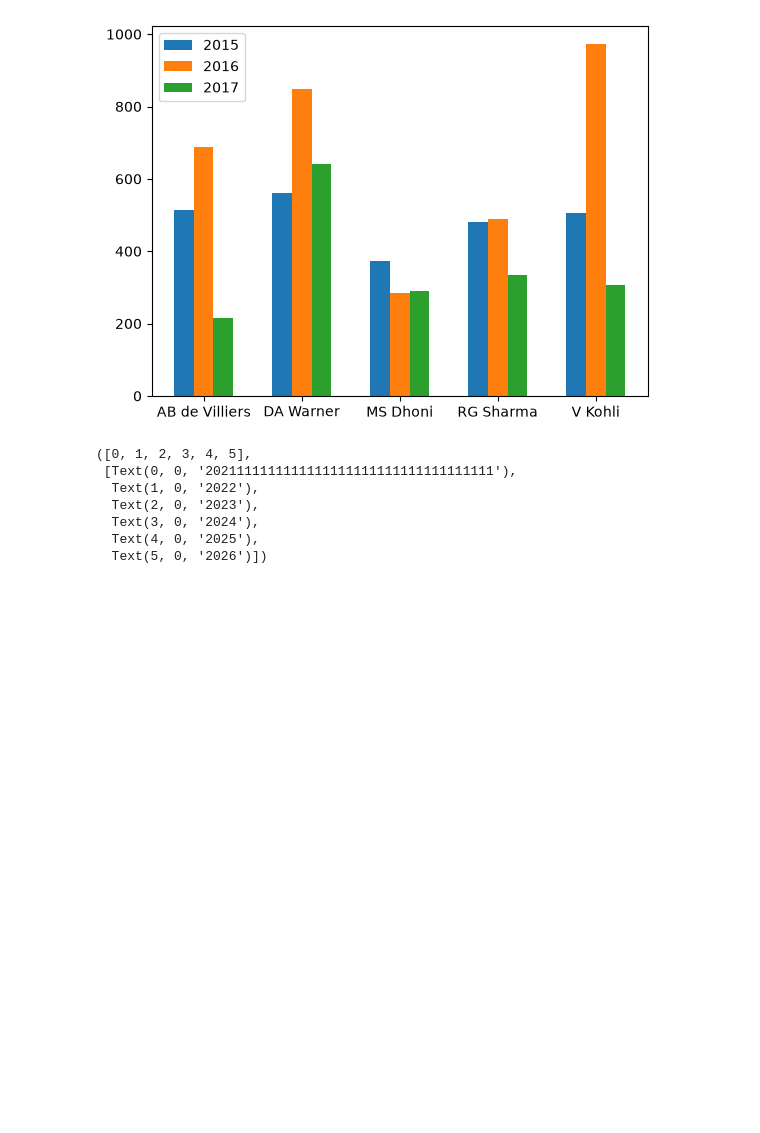
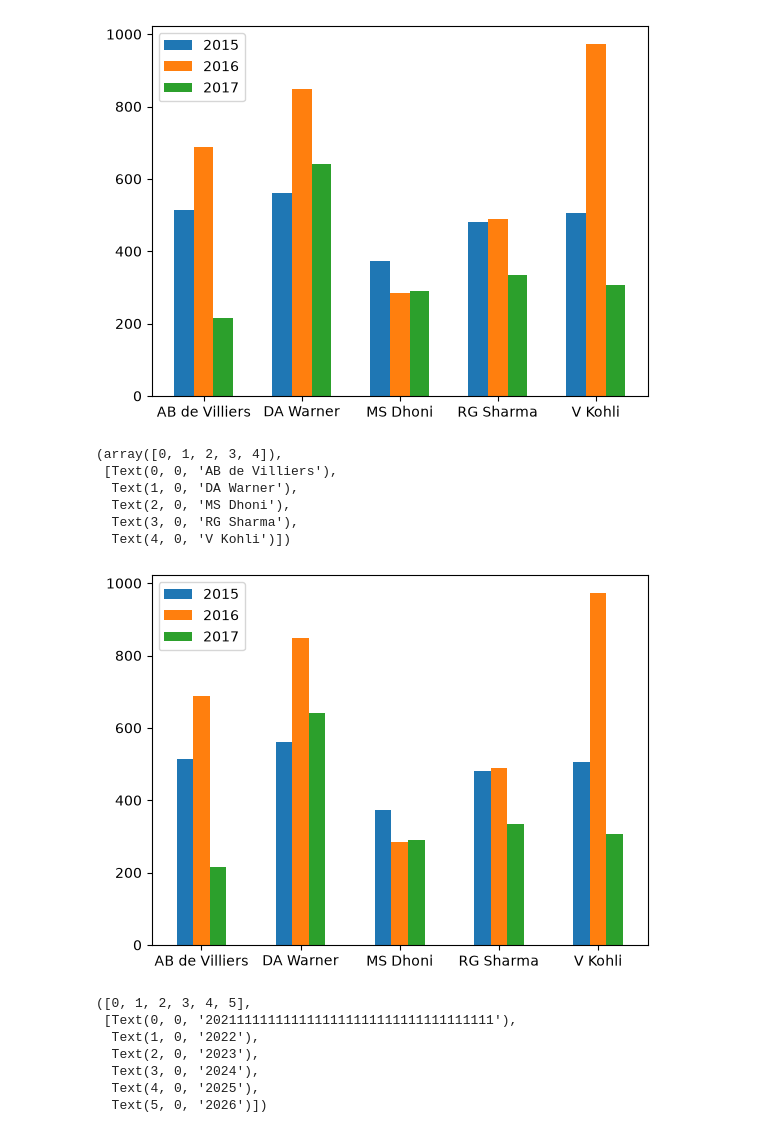
Before and after one commit to pranavwadatkar785-creator/structured-learning, a Jupyter notebook: matpotlibbb/barchat.ipynb, the cells around one changed output. Saved outputs shown, nothing was run; the diff lists cells and outputs as text; code cells hidden in the pictures; blank space fills up the shorter version.

```diff
--- a/matpotlibbb/barchat.ipynb
+++ b/matpotlibbb/barchat.ipynb
@@ -26,6 +26,19 @@ plt.legend()
 plt.show()
 # %% [output]
 [figure]
+# %%
+#above graph can be generated using just one line code using plot function of pandas
+df.plot(kind="bar")
+plt.xticks(np.arange(df.shape[0]),df["batsman"])
+plt.xticks(rotation=360)
+# %% [output]
+(array([0, 1, 2, 3, 4]),
+ [Text(0, 0, 'AB de Villiers'),
+  Text(1, 0, 'DA Warner'),
+  Text(2, 0, 'MS Dhoni'),
+  Text(3, 0, 'RG Sharma'),
+  Text(4, 0, 'V Kohli')])
+[figure, added]
 # %%
 price = [45000,54000,58000,49000,47500,42000]
 year = ["2021111111111111111111111111111111111","2022","2023","2024","2025","2026"]
```
Also changed, not shown: parts of 1 cell of this notebook, 2 other files.
